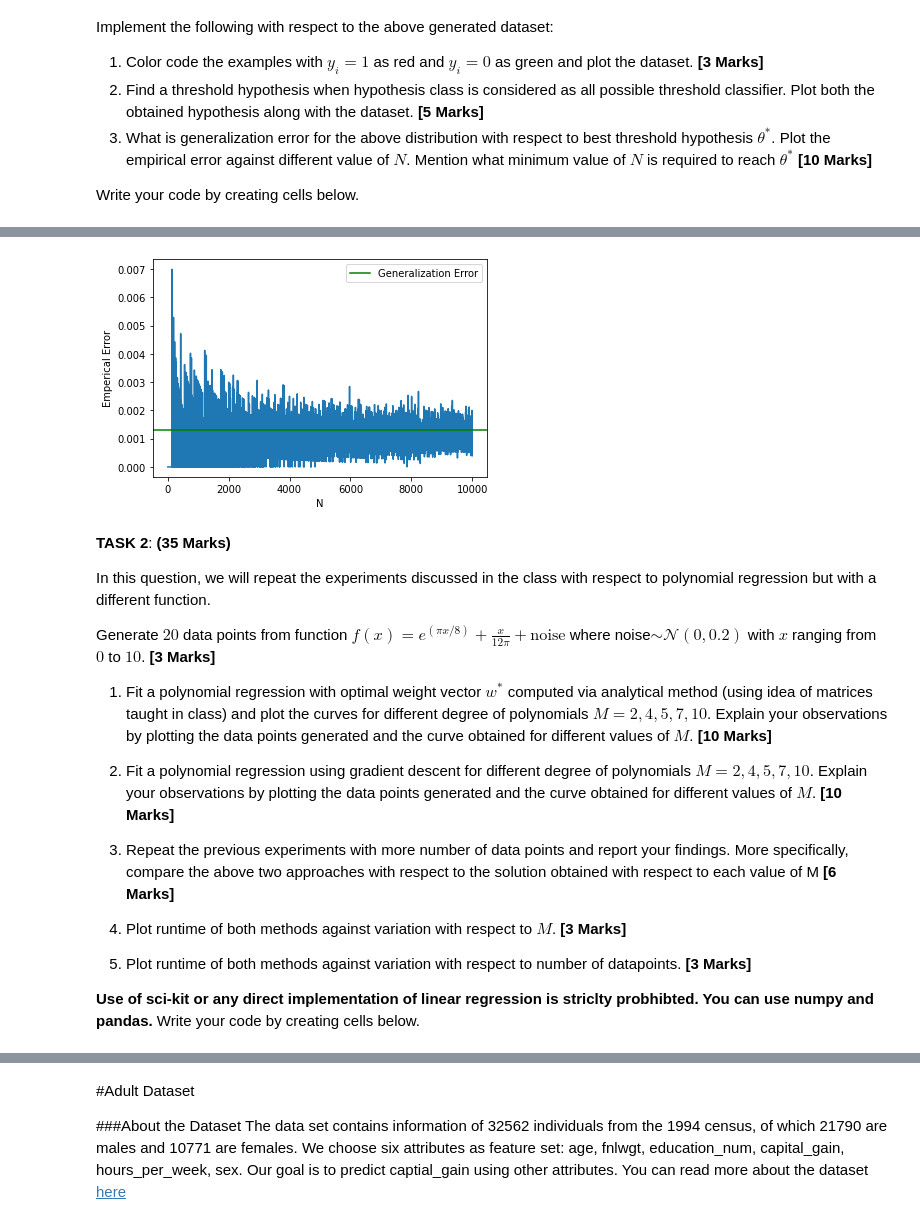
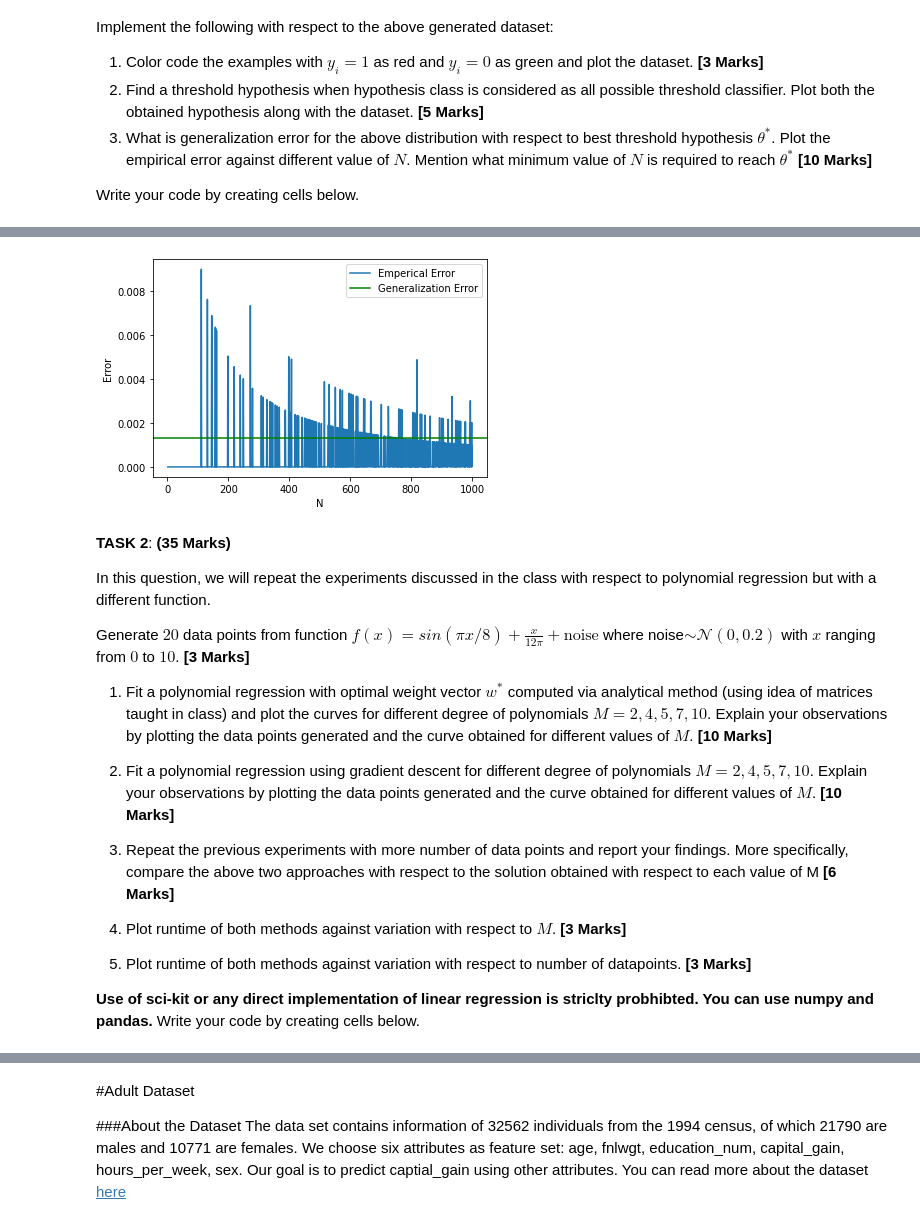
Before and after one commit to khan-shahnawaz/MachineLearning, a Jupyter notebook: SHAHNAWAZ_KHAN_ML_(CS503)_Lab1_PAC_Regression.ipynb, the cells around one changed output, grey strips where cells are left out. Drawn from its saved outputs; the diff is of its cells as text; code cells hidden in the pictures.

```diff
--- a/SHAHNAWAZ_KHAN_ML_(CS503)_Lab1_PAC_Regression.ipynb
+++ b/SHAHNAWAZ_KHAN_ML_(CS503)_Lab1_PAC_Regression.ipynb
@@ -231,35 +232,35 @@ def empericalError(data: dataSet, threshold):
 # %%
 ''' c). Best value for the threshold '''
 ''' We got the generalisation error for the best possible threshold to be as 0.0013 which is 0.13%'''
 ''' Calculating the emperical error for each value from 1 to N '''
 
 
 
-N = 10000
+N = 1000
 generalisationError = 0.0013 # Calculated in percentage
 plt.plot()
 x = []
 y = []
 for i in range(1,N+1):
     data = dataSet(i, (9, 1), (3, 1))
     hypothesis = thresholdHypothesis(data)
     error = empericalError(data, hypothesis)
     x.append(i)
     y.append(error)
-plt.plot(x,y)
+plt.plot(x,y, label = 'Emperical Error')
 plt.axhline(y = generalisationError, color = 'g', label = 'Generalization Error')
 plt.legend()
 plt.xlabel('N')
-plt.ylabel('Emperical Error')
+plt.ylabel('Error')
 plt.show()
 # %% [output]
-[figure, old version]
+[figure, new version]
 # %% [markdown]
 **TASK 2**:                                                      **(35 Marks)**
 
 In this question, we will repeat the experiments discussed in the class with respect to polynomial regression but with a different function.
 
-Generate $20$ data points from function $f(x) = e^{(\pi x/8)} + \frac{x}{12\pi} + \text{noise}$ where noise$\sim \mathcal{N}(0,0.2)$ with $x$ ranging from $0$ to $10$.  **[3 Marks]**
+Generate $20$ data points from function $f(x) = sin{(\pi x/8)} + \frac{x}{12\pi} + \text{noise}$ where noise$\sim \mathcal{N}(0,0.2)$ with $x$ ranging from $0$ to $10$.  **[3 Marks]**
 
 1. Fit a polynomial regression with optimal weight vector $w^*$ computed via analytical method (using idea of matrices taught in class) and plot the curves for different degree of polynomials $M=2,4,5,7,10$. Explain your observations by plotting the data points generated and the curve obtained for different values of $M$.  **[10 Marks]**
 
```
Also changed, not shown: parts of 14 cells of this notebook.
